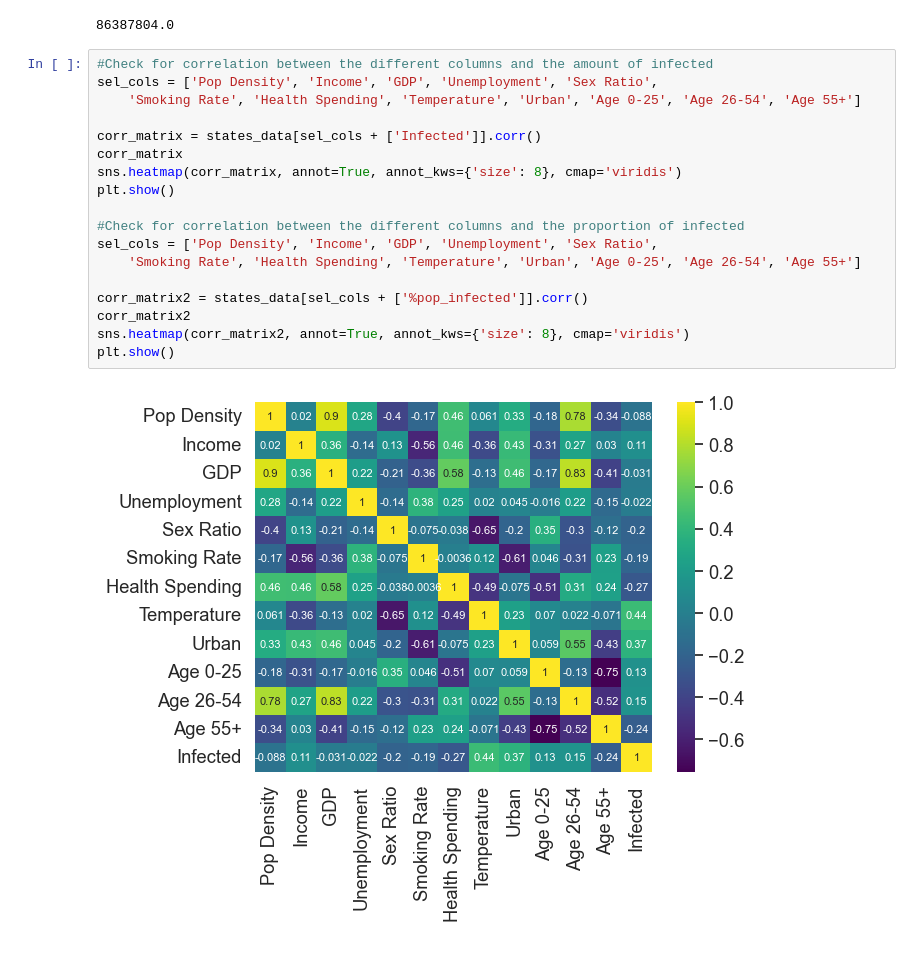
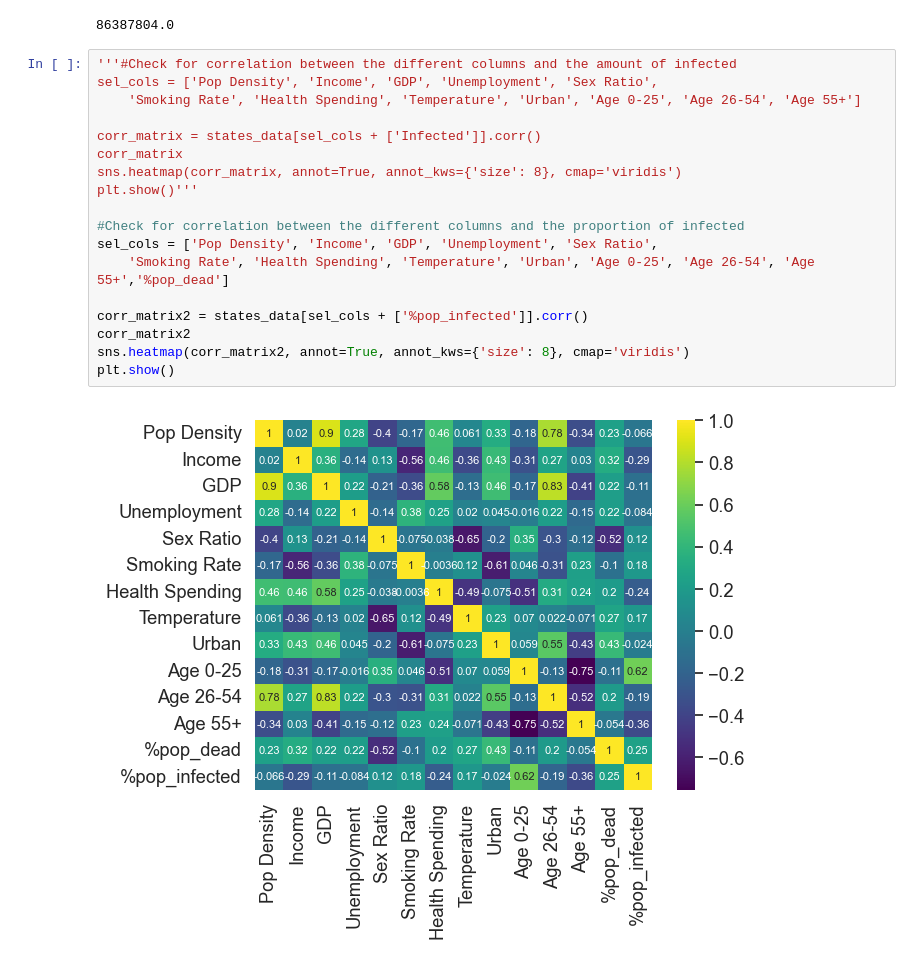
Before and after one commit to ollie-gats/BSE_brush_up_python_project, a Jupyter notebook: final_project_part1.ipynb, the cells around one changed output. Drawn from its saved outputs; the diff is of its cells as text.

Commit message:
graphs changes

```diff
--- a/final_project_part1.ipynb
+++ b/final_project_part1.ipynb
@@ -186,22 +186,22 @@ covid_data[covid_data['month']==4]['negative'].sum()
 # %% [output]
 86387804.0
 # %%
-#Check for correlation between the different columns and the amount of infected
+'''#Check for correlation between the different columns and the amount of infected
 sel_cols = ['Pop Density', 'Income', 'GDP', 'Unemployment', 'Sex Ratio',
     'Smoking Rate', 'Health Spending', 'Temperature', 'Urban', 'Age 0-25', 'Age 26-54', 'Age 55+']
 
 corr_matrix = states_data[sel_cols + ['Infected']].corr()
 corr_matrix
 sns.heatmap(corr_matrix, annot=True, annot_kws={'size': 8}, cmap='viridis')
-plt.show()
+plt.show()'''
 
 #Check for correlation between the different columns and the proportion of infected
 sel_cols = ['Pop Density', 'Income', 'GDP', 'Unemployment', 'Sex Ratio',
-    'Smoking Rate', 'Health Spending', 'Temperature', 'Urban', 'Age 0-25', 'Age 26-54', 'Age 55+']
+    'Smoking Rate', 'Health Spending', 'Temperature', 'Urban', 'Age 0-25', 'Age 26-54', 'Age 55+','%pop_dead']
 
 corr_matrix2 = states_data[sel_cols + ['%pop_infected']].corr()
 corr_matrix2
 sns.heatmap(corr_matrix2, annot=True, annot_kws={'size': 8}, cmap='viridis')
 plt.show()
 # %% [output]
-[figure, old version]
+[figure, new version]
```
Also changed, not shown: parts of 2 cells of this notebook, 5 other files.
